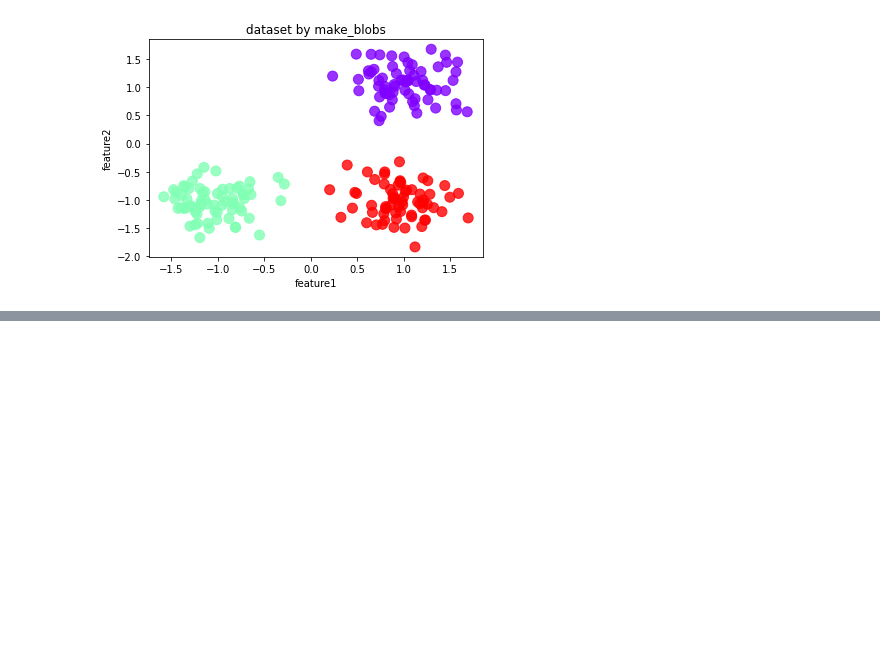
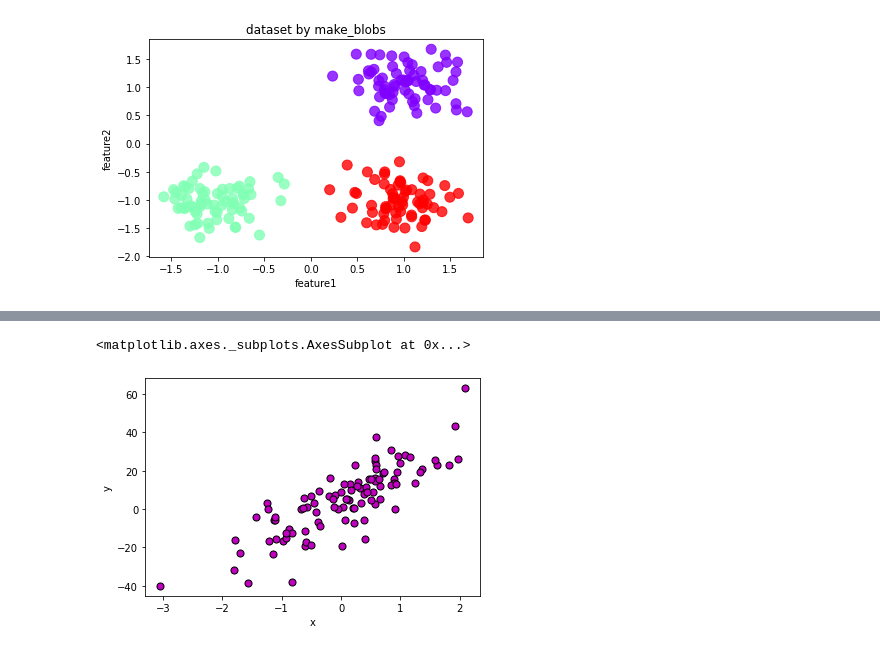
Before and after one commit to jinyingtld/python, a Jupyter notebook: sklearn一般流程.ipynb, the cells around one changed output, grey strips where cells are left out. Saved outputs shown, nothing was run; the diff lists cells and outputs as text; code cells hidden in the pictures; blank space fills up the shorter version.

```diff
--- a/sklearn一般流程.ipynb
+++ b/sklearn一般流程.ipynb
@@ -428,0 +465,13 @@ labels {0, 1, 2}
+# %%
+#生成数据集 make_regression
+from sklearn.datasets import make_regression
+X, Y, coef = make_regression(n_samples=100,n_features=1,n_informative=1,
+                             n_targets=1,bias=5,effective_rank=None,
+                             tail_strength=0,noise=10,shuffle=True,
+                             coef=True,random_state=None)
+df = pd.DataFrame(np.c_[X,Y],columns=['x','y'])
+#red:'r',green:'g',blue:'b',cyan:'c',magenta:'m'
+df.plot('x','y',kind='scatter',s=50,c='m',edgecolor='k')
+# %% [output]
+<matplotlib.axes._subplots.AxesSubplot at 0x...>
+[figure, added]
```
Also changed, not shown: parts of 15 cells of this notebook.
